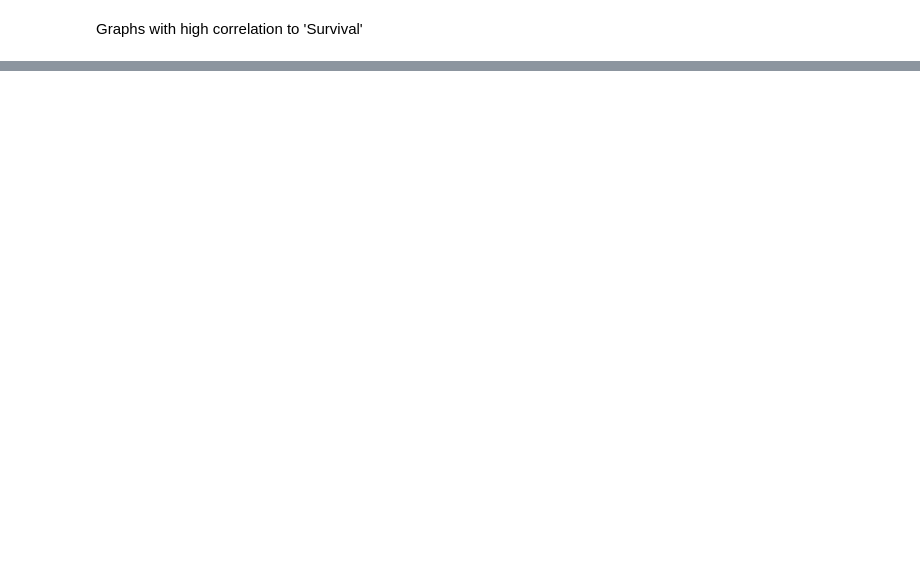
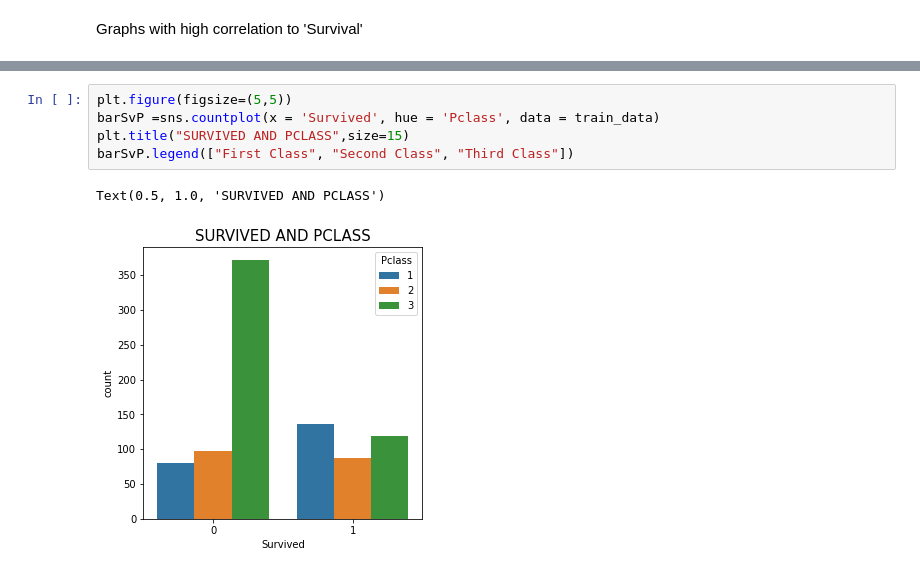
Before and after one commit to jtvkw2/Titanic-Data-Competiton, a Jupyter notebook: Titanic Data Competition.ipynb, the cells around one changed output, grey strips where cells are left out. Cells and saved outputs as stored; diff of their text form; blank space fills up the shorter version.

```diff
--- a/Titanic Data Competition.ipynb
+++ b/Titanic Data Competition.ipynb
@@ -105,3 +118,11 @@ KeyError: 'sex'
+# %%
+plt.figure(figsize=(5,5))
+barSvP =sns.countplot(x = 'Survived', hue = 'Pclass', data = train_data)
+plt.title("SURVIVED AND PCLASS",size=15)
+barSvP.legend(["First Class", "Second Class", "Third Class"])
+# %% [output]
+Text(0.5, 1.0, 'SURVIVED AND PCLASS')
+[figure, added]
 # %%
 from sklearn.ensemble import RandomForestClassifier
 
```
Also changed, not shown: parts of 11 cells of this notebook.
